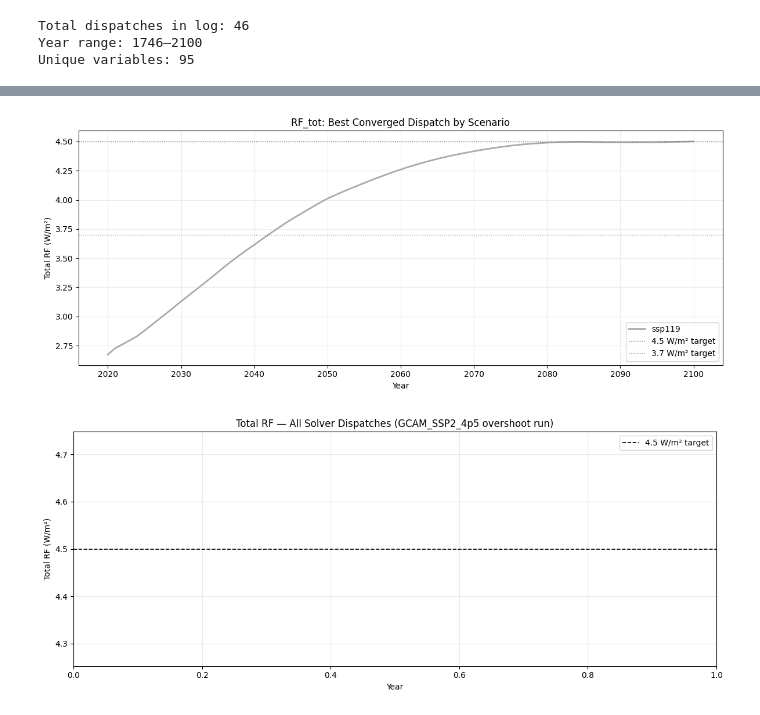
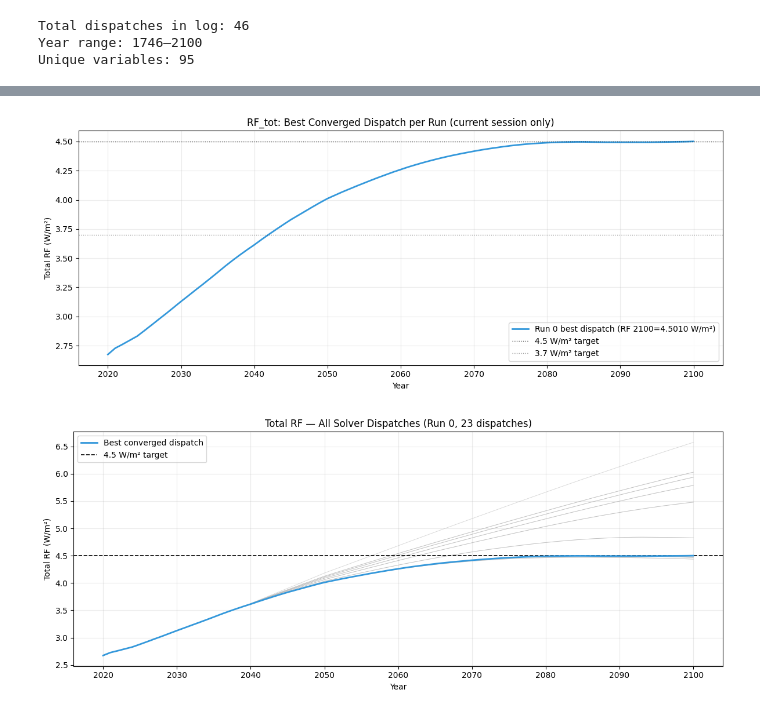
Before and after one commit to parkercaswell47/gcam, a Jupyter notebook: notebooks/03_climate_debug.ipynb, the cells around one changed output, grey strips where cells are left out. Saved outputs shown, nothing was run; the diff lists cells and outputs as text; code cells hidden in the pictures.

```diff
--- a/notebooks/03_climate_debug.ipynb
+++ b/notebooks/03_climate_debug.ipynb
@@ -122,49 +123,51 @@ def get(dispatch, variable, yr_min=1950):
     )
     return df_raw[mask].set_index('year')['value'].sort_index()
 # %%
-# ── RF comparison: final trajectory per scenario ─────────────────────────────
+# ── RF comparison: best dispatch per detected run ───────────────────────────
+# Each run in the hector stream gets one line (its best converged dispatch).
+# Note: hector stream is overwritten each GCAM session, so only runs from the
+# current session appear here. Cross-session RF comparison requires saving
+# hector data per scenario.
+RUN_COLORS  = ["#3498db", "#e67e22", "#e74c3c", "#27ae60", "#9b59b6"]
+
 fig, ax = plt.subplots(figsize=(12, 5))
-
-for scen, bd in scenario_best_dispatch.items():
-    s = get(bd, 'RF_tot', 2020)
-    color = SCENARIO_COLORS.get(scen, '#aaaaaa')
-    label = SCENARIO_LABELS.get(scen, scen)
-    lw = 2.0
-    ls = '--' if 'stab' in scen else '-'
-    ax.plot(s.index, s.values, color=color, lw=lw, ls=ls, label=label)
-
-ax.axhline(TARGET_4P5, color='black', lw=1.0, ls=':', alpha=0.6, label='4.5 W/m² target')
-ax.axhline(TARGET_3P7, color='black', lw=1.0, ls=':', alpha=0.4, label='3.7 W/m² target')
-ax.set_xlabel('Year')
-ax.set_ylabel('Total RF (W/m²)')
-ax.set_title('RF_tot: Best Converged Dispatch by Scenario')
+for run_id, bd in run_best.items():
+    s = get(bd, "RF_tot", 2020)
+    color = RUN_COLORS[run_id % len(RUN_COLORS)]
+    ax.plot(s.index, s.values, color=color, lw=2,
+            label=f"Run {run_id} best dispatch (RF 2100={rf2100[bd]:.4f} W/m²)")
+ax.axhline(TARGET_4P5, color="black", lw=1.0, ls=":", alpha=0.7, label="4.5 W/m² target")
+ax.axhline(TARGET_3P7, color="black", lw=1.0, ls=":", alpha=0.4, label="3.7 W/m² target")
+ax.set_xlabel("Year")
+ax.set_ylabel("Total RF (W/m²)")
+ax.set_title("RF_tot: Best Converged Dispatch per Run (current session only)")
 ax.legend()
 ax.grid(True, alpha=0.25)
 plt.tight_layout()
 plt.show()
 # %% [output]
-[figure, old version]
+[figure, new version]
 # %%
 # ── Plot 1: RF_tot solver convergence path ───────────────────────────────────
 fig, ax = plt.subplots(figsize=(12, 5))
 
 for d in rf2100[overshoot_mask].index:
     s = get(d, 'RF_tot', 2020)
     if d == best_dispatch:
         ax.plot(s.index, s.values, color='#3498db', lw=2.0, zorder=5, label='Best converged dispatch')
     else:
         ax.plot(s.index, s.values, color='#aaaaaa', lw=0.6, alpha=0.5)
 
 ax.axhline(TARGET_4P5, color='black', lw=1.2, ls='--', label='4.5 W/m² target')
 ax.set_xlabel('Year')
 ax.set_ylabel('Total RF (W/m²)')
-ax.set_title('Total RF — All Solver Dispatches (GCAM_SSP2_4p5 overshoot run)')
+ax.set_title(f'Total RF — All Solver Dispatches (Run 0, {len(run0_dispatches)} dispatches)')
 ax.legend()
 ax.grid(True, alpha=0.25)
 plt.tight_layout()
 plt.show()
 # %% [output]
-[figure, old version]
+[figure, new version]
 # %%
 # ── Plot 2: RF components breakdown ─────────────────────────────────────────
 COMP_COLORS = {
```
Also changed, not shown: parts of 11 cells of this notebook, 2 other files.
